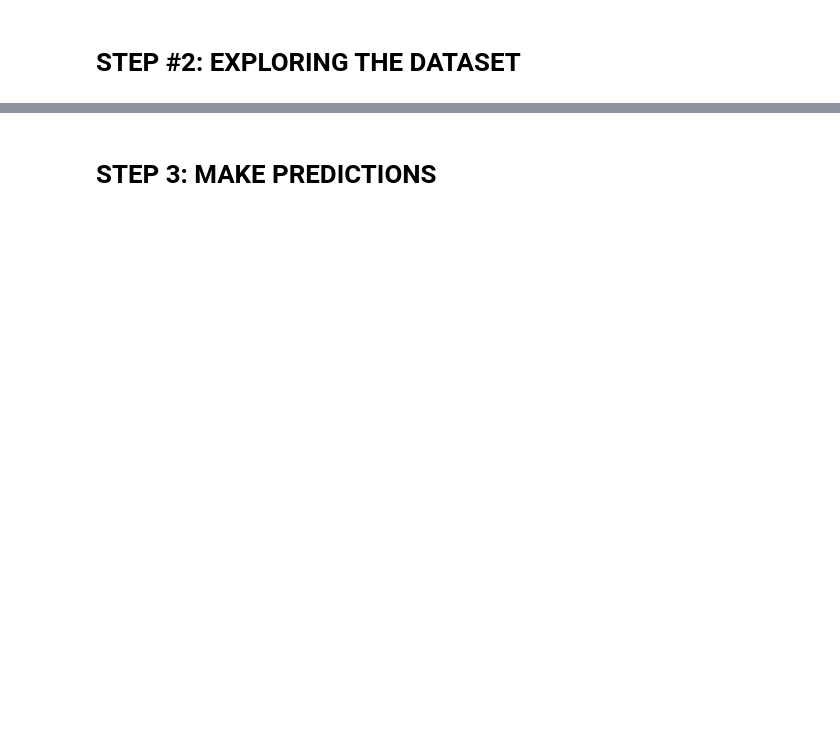
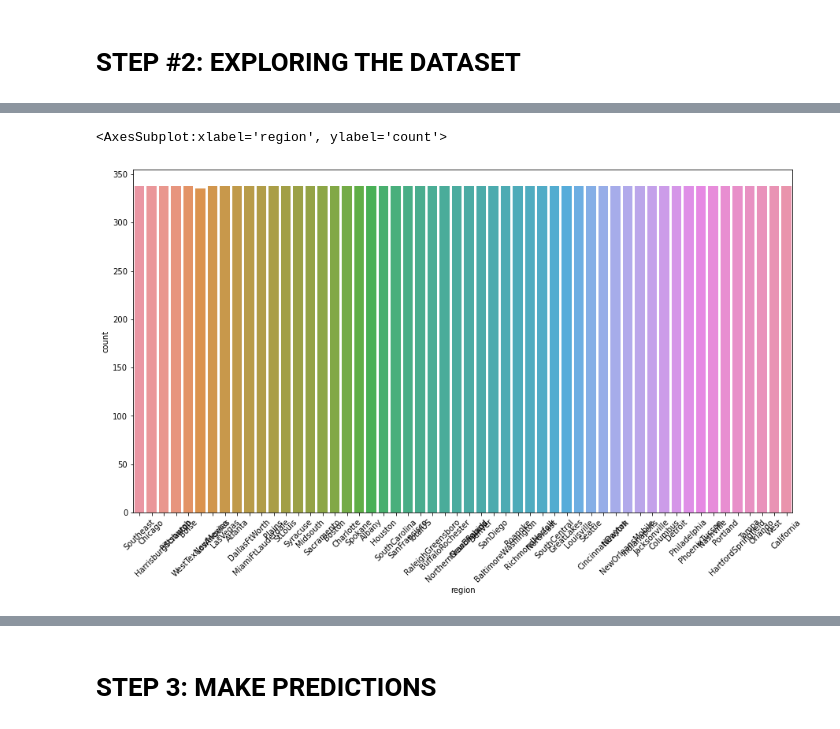
Before and after one commit to codify21/prophet_avocado, a Jupyter notebook: avocado.ipynb, the cells around one changed output, grey strips where cells are left out. Cells and saved outputs as stored; diff of their text form; code cells hidden in the pictures; blank space fills up the shorter version.

```diff
--- a/avocado.ipynb
+++ b/avocado.ipynb
@@ -49,0 +88,7 @@ avocado_df = pd.read_csv('avocado.csv')
+# %%
+plt.figure(figsize=(15,8))
+plt.xticks(rotation= 45)
+sns.countplot(x= 'region' , data =avocado_df)
+# %% [output]
+<AxesSubplot:xlabel='region', ylabel='count'>
+[figure, added]
```
Also changed, not shown: parts of 20 cells of this notebook.
